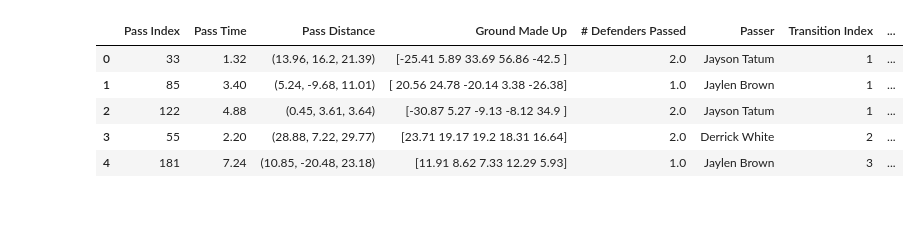
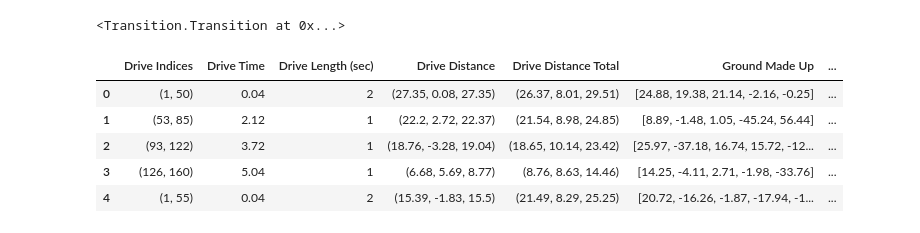
Before and after one commit to emmaritcey/wisd-hackathon, a Jupyter notebook: visualizations.ipynb, the cells around one changed output. Cells and saved outputs as stored; diff of their text form; code cells hidden in the pictures.

```diff
--- a/visualizations.ipynb
+++ b/visualizations.ipynb
@@ -2,12 +2,6 @@
 import pandas as pd
 import plotly.express as px
 # %%
-df = pd.read_csv('data/transition/pass_stats.csv')
-df.head()
+df = pd.read_pickle('data/transition/test/0042100306_away.pkl')
 # %% [output]
-|  | Pass Index | Pass Time | Pass Distance | Ground Made Up | # Defenders Passed | Passer | Transition Index | ... |
-| 0 | 33 | 1.32 | (13.96, 16.2, 21.39) | [-25.41 5.89 33.69 56.86 -42.5 ] | 2.0 | Jayson Tatum | 1 | ... |
-| 1 | 85 | 3.40 | (5.24, -9.68, 11.01) | [ 20.56 24.78 -20.14 3.38 -26.38] | 1.0 | Jaylen Brown | 1 | ... |
-| 2 | 122 | 4.88 | (0.45, 3.61, 3.64) | [-30.87 5.27 -9.13 -8.12 34.9 ] | 2.0 | Jayson Tatum | 1 | ... |
-| 3 | 55 | 2.20 | (28.88, 7.22, 29.77) | [23.71 19.17 19.2 18.31 16.64] | 2.0 | Derrick White | 2 | ... |
-| 4 | 181 | 7.24 | (10.85, -20.48, 23.18) | [11.91 8.62 7.33 12.29 5.93] | 1.0 | Jaylen Brown | 3 | ... |
+<Transition.Transition at 0x...>
@@ -14 +12,11 @@ df.head()
+# %%
+drive_df = pd.read_pickle('data/transition/drive_stats.pkl')
+drive_df.head()
+# %% [output]
+|  | Drive Indices | Drive Time | Drive Length (sec) | Drive Distance | Drive Distance Total | Ground Made Up | ... |
+| 0 | (1, 50) | 0.04 | 2 | (27.35, 0.08, 27.35) | (26.37, 8.01, 29.51) | [24.88, 19.38, 21.14, -2.16, -0.25] | ... |
+| 1 | (53, 85) | 2.12 | 1 | (22.2, 2.72, 22.37) | (21.54, 8.98, 24.85) | [8.89, -1.48, 1.05, -45.24, 56.44] | ... |
+| 2 | (93, 122) | 3.72 | 1 | (18.76, -3.28, 19.04) | (18.65, 10.14, 23.42) | [25.97, -37.18, 16.74, 15.72, -12... | ... |
+| 3 | (126, 160) | 5.04 | 1 | (6.68, 5.69, 8.77) | (8.76, 8.63, 14.46) | [14.25, -4.11, 2.71, -1.98, -33.76] | ... |
+| 4 | (1, 55) | 0.04 | 2 | (15.39, -1.83, 15.5) | (21.49, 8.29, 25.25) | [20.72, -16.26, -1.87, -17.94, -1... | ... |
 # %%
```
Also changed, not shown: parts of 18 cells of this notebook, 5 other files.
